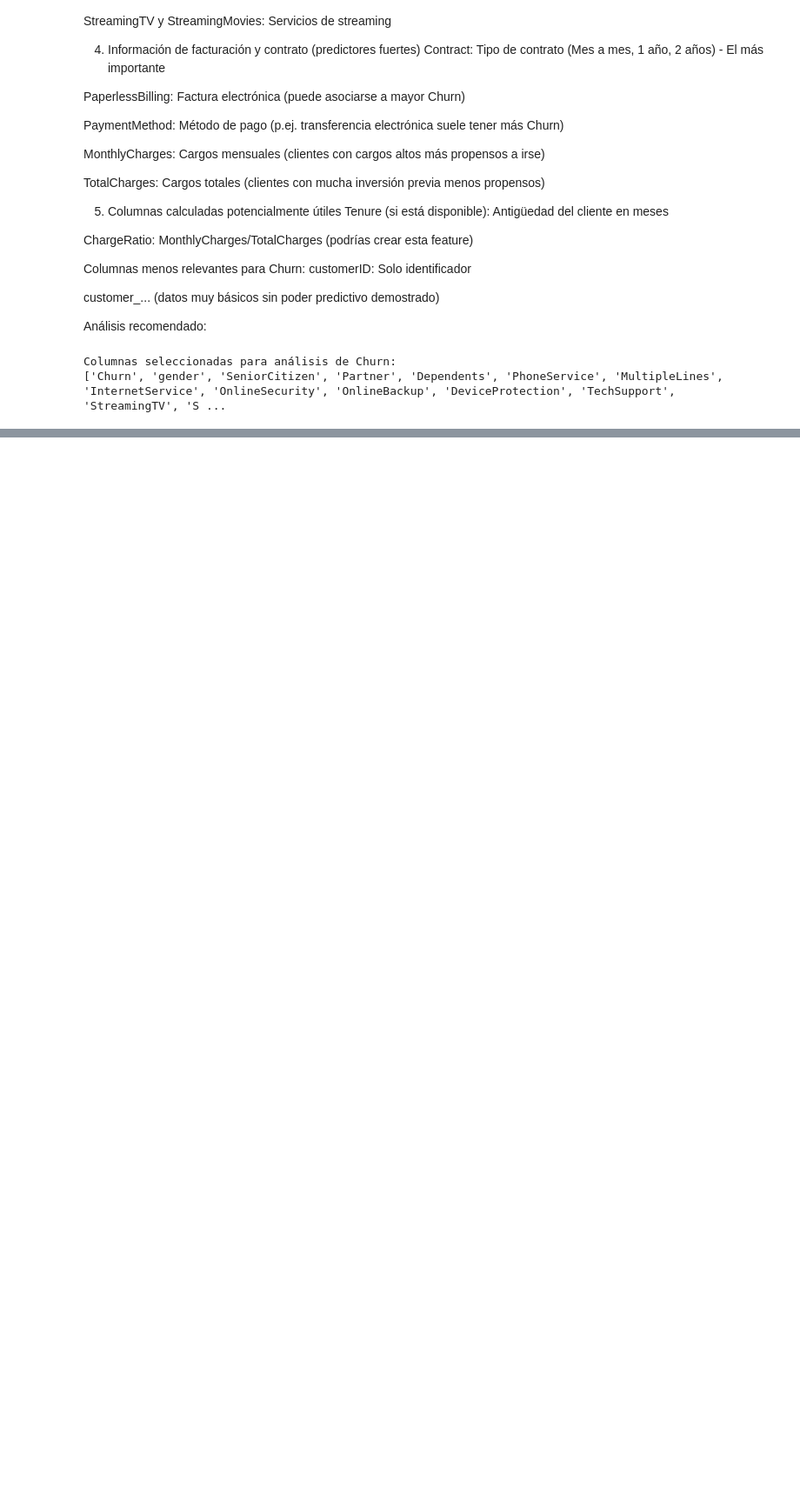
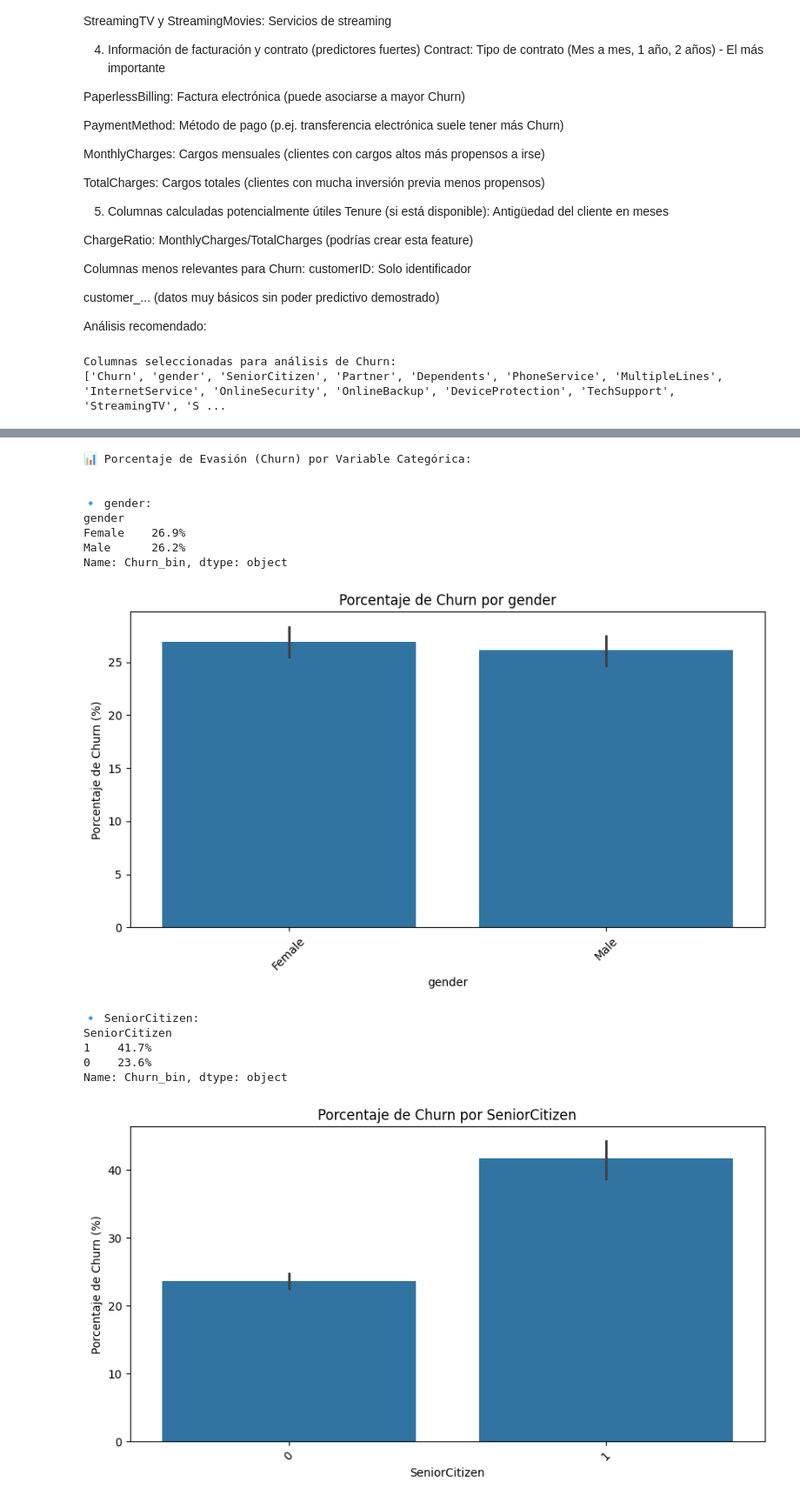
Before and after one commit to JuanApablaza/DESAFIO_TELECOMMX_LATAM_JA, a Jupyter notebook: TelecomX_LATAM.ipynb, the cells around one changed output, grey strips where cells are left out. Shown at 87% size. Drawn from its saved outputs; the diff is of its cells as text; code cells hidden in the pictures; blank space fills up the shorter version.

```diff
--- a/TelecomX_LATAM.ipynb
+++ b/TelecomX_LATAM.ipynb
@@ -260,0 +539,59 @@ Columnas seleccionadas para análisis de Churn:
+# %%
+#Recuento de Evasión (Churn) por Variables Categóricas
+#A continuación, analizaremos cómo se distribuye el Churn en función de las principales variables categóricas del dataset. Esto nos permitirá identificar qué grupos de clientes tienen mayor probabilidad de abandonar el servicio.
+
+#1. Preparación de los Datos
+#python
+import pandas as pd
+import matplotlib.pyplot as plt
+import seaborn as sns
+
+# Asegurémonos de que 'Churn' está en formato binario para cálculos
+df_normalized['Churn_bin'] = df_normalized['Churn'].map({'Yes': 1, 'No': 0})
+
+# Lista de variables categóricas clave para analizar
+categorical_vars = [
+    'gender', 'SeniorCitizen', 'Partner', 'Dependents',
+    'PhoneService', 'MultipleLines', 'InternetService',
+    'OnlineSecurity', 'OnlineBackup', 'DeviceProtection', 'TechSupport',
+    'StreamingTV', 'StreamingMovies', 'Contract', 'PaperlessBilling',
+    'PaymentMethod'
+]
+
+# Filtramos solo las columnas que existen en el DataFrame
+categorical_vars = [var for var in categorical_vars if var in df_normalized.columns]
+# %%
+#2. Análisis de Porcentaje de Churn por Categoría
+#python
+print("📊 Porcentaje de Evasión (Churn) por Variable Categórica:\n")
+
+for var in categorical_vars:
+    # Calculamos el porcentaje de Churn por categoría
+    churn_rate = df_normalized.groupby(var)['Churn_bin'].mean() * 100
+
+    print(f"\n🔹 {var}:")
+    print(churn_rate.sort_values(ascending=False).round(1).astype(str) + "%")
+
+    # Gráfico de barras
+    plt.figure(figsize=(10, 5))
+    sns.barplot(x=var, y='Churn_bin', data=df_normalized, estimator=lambda x: sum(x)*100/len(x))
+    plt.title(f'Porcentaje de Churn por {var}')
+    plt.ylabel('Porcentaje de Churn (%)')
+    plt.xticks(rotation=45)
+    plt.show()
+# %% [output]
+📊 Porcentaje de Evasión (Churn) por Variable Categórica:
+
+
+🔹 gender:
+gender
+Female    26.9%
+Male      26.2%
+Name: Churn_bin, dtype: object
+[figure, added]
+🔹 SeniorCitizen:
+SeniorCitizen
+1    41.7%
+0    23.6%
+Name: Churn_bin, dtype: object
+[figure, added]
```
Also changed, not shown: parts of 38 cells of this notebook.
